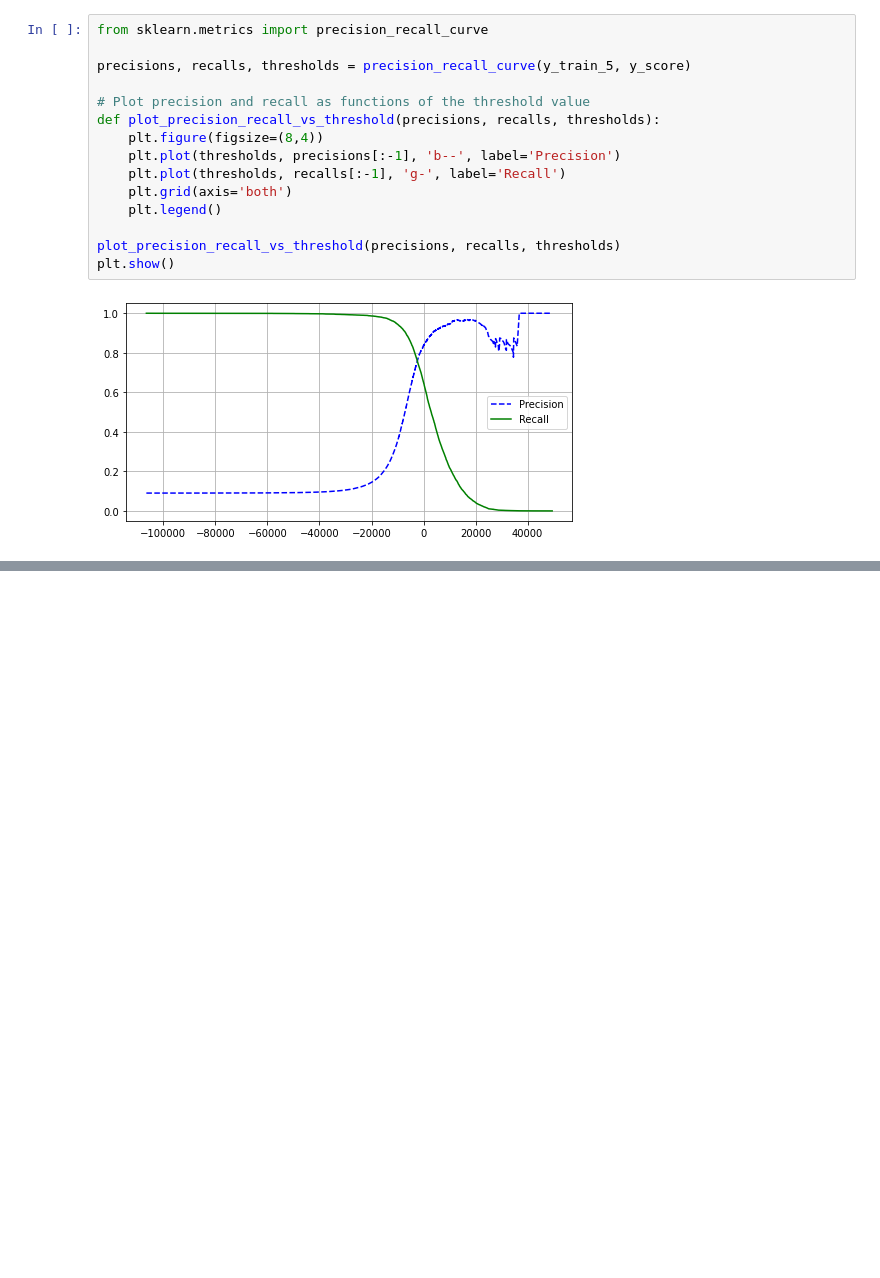
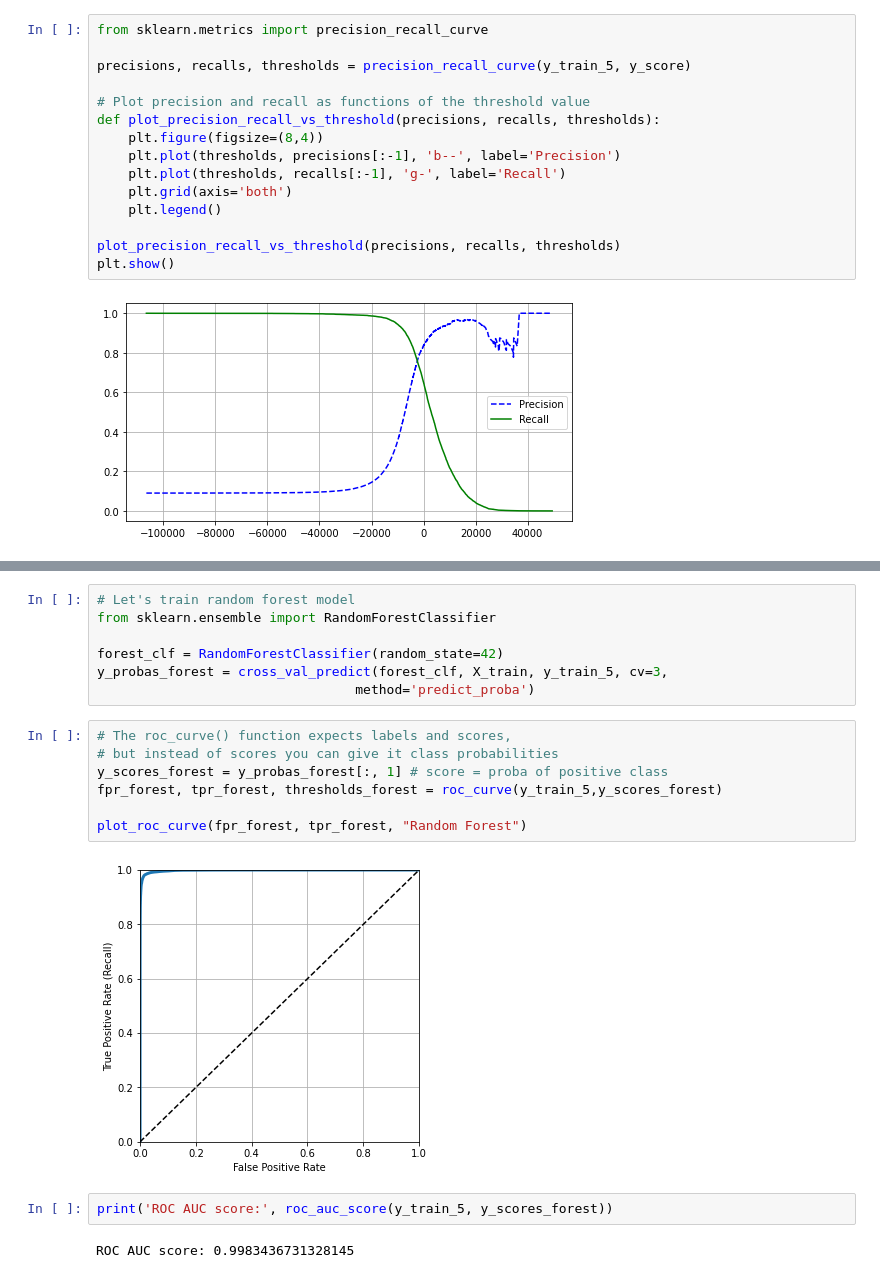
Before and after one commit to bexxmodd/Hands-On-ML, a Jupyter notebook: Ch3_classification.ipynb, the cells around one changed output, grey strips where cells are left out. Saved outputs shown, nothing was run; the diff lists cells and outputs as text; blank space fills up the shorter version.

```diff
--- a/Ch3_classification.ipynb
+++ b/Ch3_classification.ipynb
@@ -190,0 +255,20 @@ Another way to select a good precision/recall trade-off is to plot precision dir
+# %%
+# Let's train random forest model
+from sklearn.ensemble import RandomForestClassifier
+
+forest_clf = RandomForestClassifier(random_state=42)
+y_probas_forest = cross_val_predict(forest_clf, X_train, y_train_5, cv=3,
+                                 method='predict_proba')
+# %%
+# The roc_curve() function expects labels and scores,
+# but instead of scores you can give it class probabilities
+y_scores_forest = y_probas_forest[:, 1] # score = proba of positive class
+fpr_forest, tpr_forest, thresholds_forest = roc_curve(y_train_5,y_scores_forest)
+
+plot_roc_curve(fpr_forest, tpr_forest, "Random Forest")
+# %% [output]
+[figure, added]
+# %%
+print('ROC AUC score:', roc_auc_score(y_train_5, y_scores_forest))
+# %% [output]
+ROC AUC score: 0.9983436731328145
```
Also changed, not shown: parts of 10 cells of this notebook.
